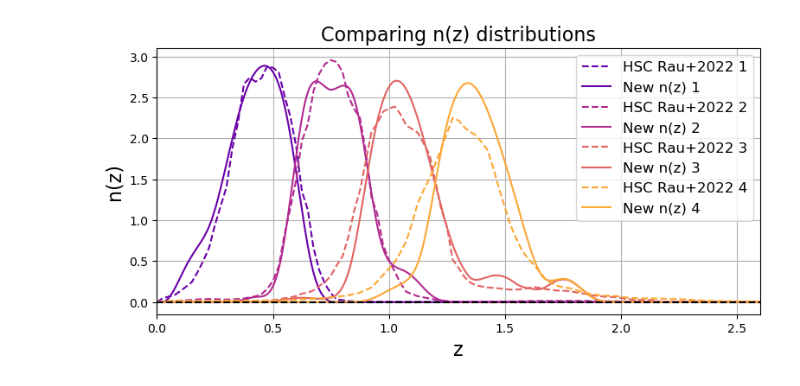
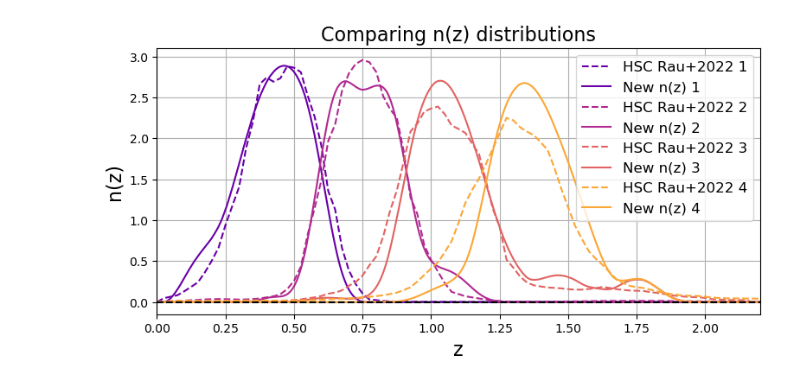
Before and after one commit to JeanCHDJdev/desi-y3-hsc, a Jupyter notebook: src/statistics/nb/distrib_to_samples.ipynb, the cells around one changed output. Drawn from its saved outputs; the diff is of its cells as text; code cells hidden in the pictures.

```diff
--- a/src/statistics/nb/distrib_to_samples.ipynb
+++ b/src/statistics/nb/distrib_to_samples.ipynb
@@ -94,7 +94,7 @@ for tomo in range(1, 5):
     tomo_samples[tomo] = complete_nz_samples
 # %%
 # let's plot an example tomographic bin
-tomo = 2
+tomo = 3
 complete_nz_samples = tomo_samples[tomo]
 plt.figure(figsize=(6, 3.5))
 plt.plot(z_eval_full, complete_nz_samples.T, color="orange", alpha=0.004)
@@ -210,32 +210,32 @@ with fits.open(temp) as hdul:
             color=colors[tomo - 1],
             linestyle="--",
             label=f"HSC Rau+2022 {tomo}",
         )
         file.tracers[f"wl_{tomo-1}"].nz = z_new
         file.tracers[f"wl_{tomo-1}"].z = z_eval_full
         plt.plot(
             file.tracers[f"wl_{tomo-1}"].z,
             file.tracers[f"wl_{tomo-1}"].nz,
             color=colors[tomo - 1],
             label=f"New n(z) {tomo}",
         )
 
 sacc.Sacc.save_fits(file, output_file, overwrite=True)
 plt.grid()
-plt.xlim(0, 2.6)
+plt.xlim(0, 2.2)
 plt.axhline(0, color="k", ls="--")
 plt.legend(fontsize=12)
 plt.title("Comparing n(z) distributions", fontsize=16)
 plt.xlabel("z", fontsize=16)
 plt.ylabel("n(z)", fontsize=16)
 
 if add_ext:
     with fits.open(output_file, mode="update") as sacc_hdul:
         with fits.open(temp) as samples_hdul:
             # Add all extensions except the primary HDU
             for ext in samples_hdul[1:]:
                 sacc_hdul.append(ext.copy())
 
     print(f"Added {len(samples_hdul)-1} extensions to SACC file {output}")
 # %% [output]
-[figure, old version]
+[figure, new version]
```
Also changed, not shown: parts of 3 cells of this notebook, 5 other files.
